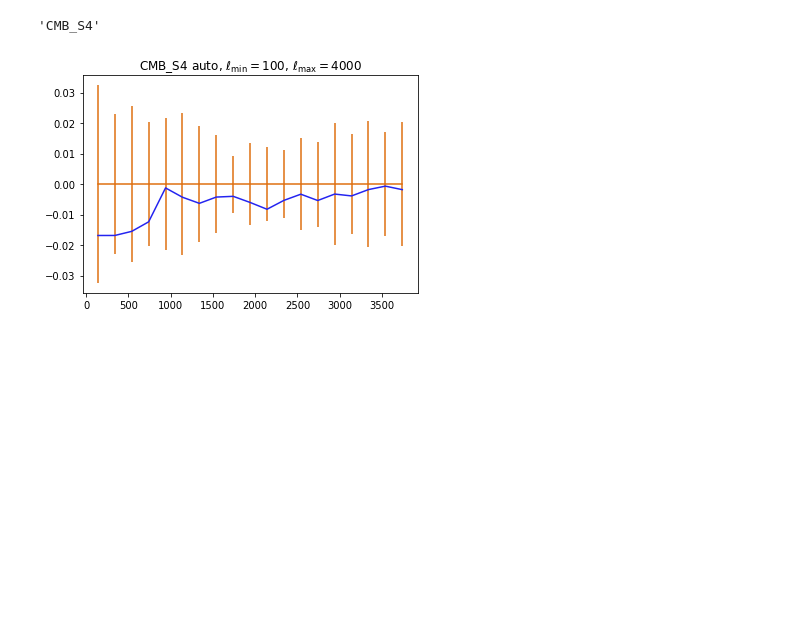
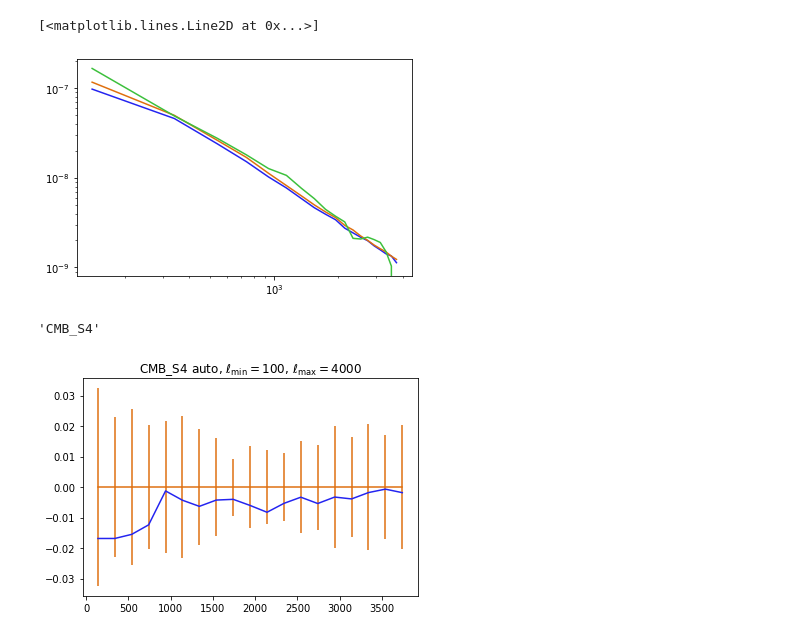
Before and after one commit to catketchup/new_reion-lens, a Jupyter notebook: sim.ipynb, the cells around one changed output. Drawn from its saved outputs; the diff is of its cells as text; code cells hidden in the pictures; blank space fills up the shorter version.

```diff
--- a/sim.ipynb
+++ b/sim.ipynb
@@ -14,3 +144,15 @@ import tools
+# %%
+taper, w2 = maps.get_taper_deg(map_shape, map_wcs)
+inkappa = taper * inkappa
+Ls, cross = new_tools.powspec(kappa, inkappa, taper, 3, map_modlmap, Lmin, Lmax, delta_L)
+Ls, inkap_cl = new_tools.powspec(inkappa, inkappa, taper, 2, map_modlmap, Lmin, Lmax, delta_L)
+# %%
+plt.loglog(Ls, cross)
+plt.loglog(Ls, inkap_cl)
+plt.loglog(Ls, kappa_cl - noise_cl)
+# %% [output]
+[<matplotlib.lines.Line2D at 0x...>]
+[figure, added]
 # %%
 # Simulate bias of lensing reconstruction from non-Gaussian kSZ
 
```
Also changed, not shown: parts of 10 cells of this notebook, 2 other files.
